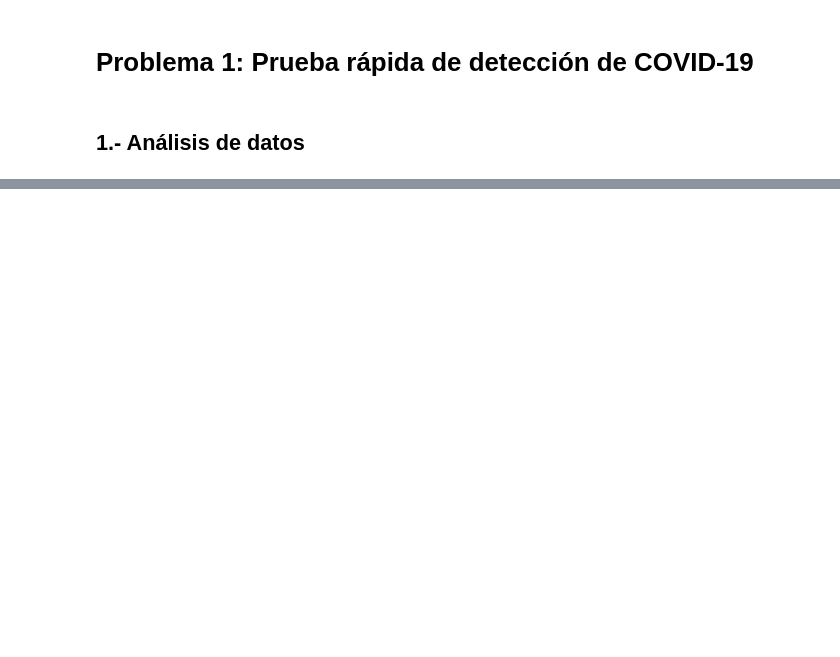
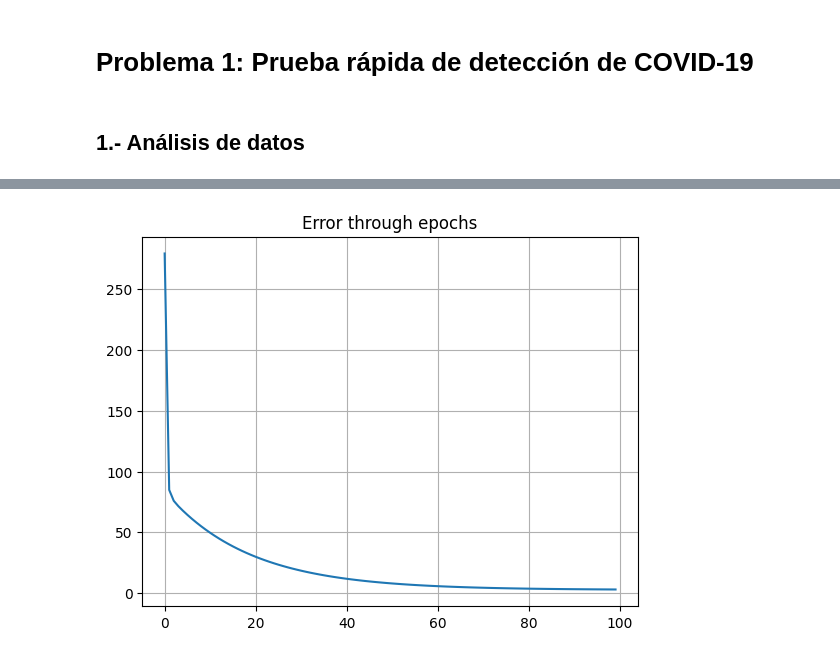
Before and after one commit to OSWA00/sistemas-ciber-fisicos-II, a Jupyter notebook: machine_learning/01/P1-Prueba.ipynb, the cells around one changed output, grey strips where cells are left out. Cells and saved outputs as stored; diff of their text form; code cells hidden in the pictures; blank space fills up the shorter version.

```diff
--- a/machine_learning/01/P1-Prueba.ipynb
+++ b/machine_learning/01/P1-Prueba.ipynb
@@ -25,0 +114,7 @@ plt.show()
+# %%
+plt.plot(model.cost_history)
+plt.title("Error through epochs")
+plt.grid(True)
+plt.show()
+# %% [output]
+[figure, added]
```
Also changed, not shown: parts of 8 cells of this notebook, 1 other file.
